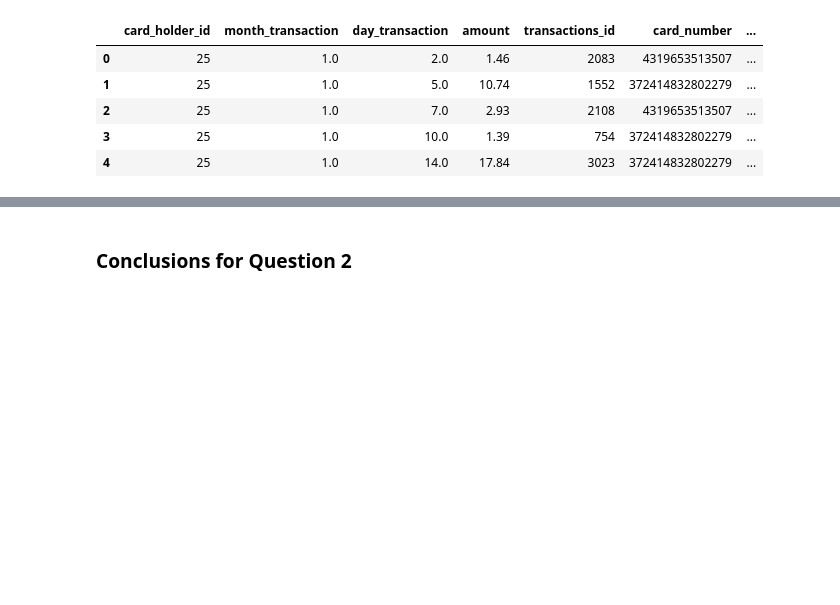
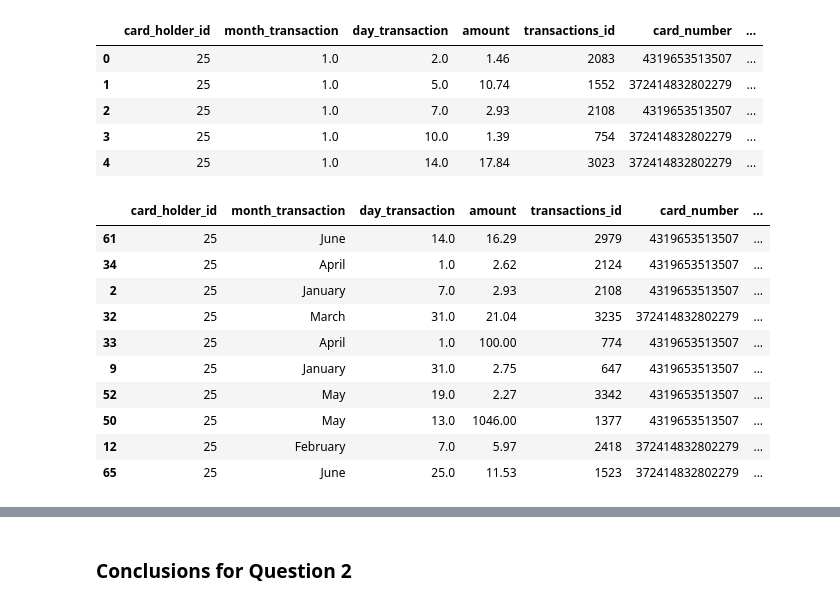
Before and after one commit to juanpacajigas/Columbia-FinTech-HOMEWORK-7, a Jupyter notebook: Instructions/Starter_Files/visual_data_analysis.ipynb, the cells around one changed output, grey strips where cells are left out. Saved outputs shown, nothing was run; the diff lists cells and outputs as text; code cells hidden in the pictures; blank space fills up the shorter version.

```diff
--- a/Instructions/Starter_Files/visual_data_analysis.ipynb
+++ b/Instructions/Starter_Files/visual_data_analysis.ipynb
@@ -120,2 +118,28 @@ card_holders_25_df.head()
+# %%
+# change the numeric month to month names
+
+# first change the type of month_transaction to str
+card_holders_25_df['month_transaction'] = card_holders_25_df['month_transaction'].apply(str)
+# then replace each month by the name using replace method
+card_holders_25_df['month_transaction'] = card_holders_25_df['month_transaction'].str.replace('1.0','January')
+card_holders_25_df['month_transaction'] = card_holders_25_df['month_transaction'].str.replace('2.0','February')
+card_holders_25_df['month_transaction'] = card_holders_25_df['month_transaction'].str.replace('3.0','March')
+card_holders_25_df['month_transaction'] = card_holders_25_df['month_transaction'].str.replace('4.0','April')
+card_holders_25_df['month_transaction'] = card_holders_25_df['month_transaction'].str.replace('5.0','May')
+card_holders_25_df['month_transaction'] = card_holders_25_df['month_transaction'].str.replace('6.0','June')
+
+card_holders_25_df.sample(10)
+# %% [output]
+|  | card_holder_id | month_transaction | day_transaction | amount | transactions_id | card_number | ... |
+| 61 | 25 | June | 14.0 | 16.29 | 2979 | 4319653513507 | ... |
+| 34 | 25 | April | 1.0 | 2.62 | 2124 | 4319653513507 | ... |
+| 2 | 25 | January | 7.0 | 2.93 | 2108 | 4319653513507 | ... |
+| 32 | 25 | March | 31.0 | 21.04 | 3235 | 372414832802279 | ... |
+| 33 | 25 | April | 1.0 | 100.00 | 774 | 4319653513507 | ... |
+| 9 | 25 | January | 31.0 | 2.75 | 647 | 4319653513507 | ... |
+| 52 | 25 | May | 19.0 | 2.27 | 3342 | 4319653513507 | ... |
+| 50 | 25 | May | 13.0 | 1046.00 | 1377 | 4319653513507 | ... |
+| 12 | 25 | February | 7.0 | 5.97 | 2418 | 372414832802279 | ... |
+| 65 | 25 | June | 25.0 | 11.53 | 1523 | 372414832802279 | ... |
 # %%
 # creating the six box plots using plotly express
```
Also changed, not shown: parts of 5 cells of this notebook.
